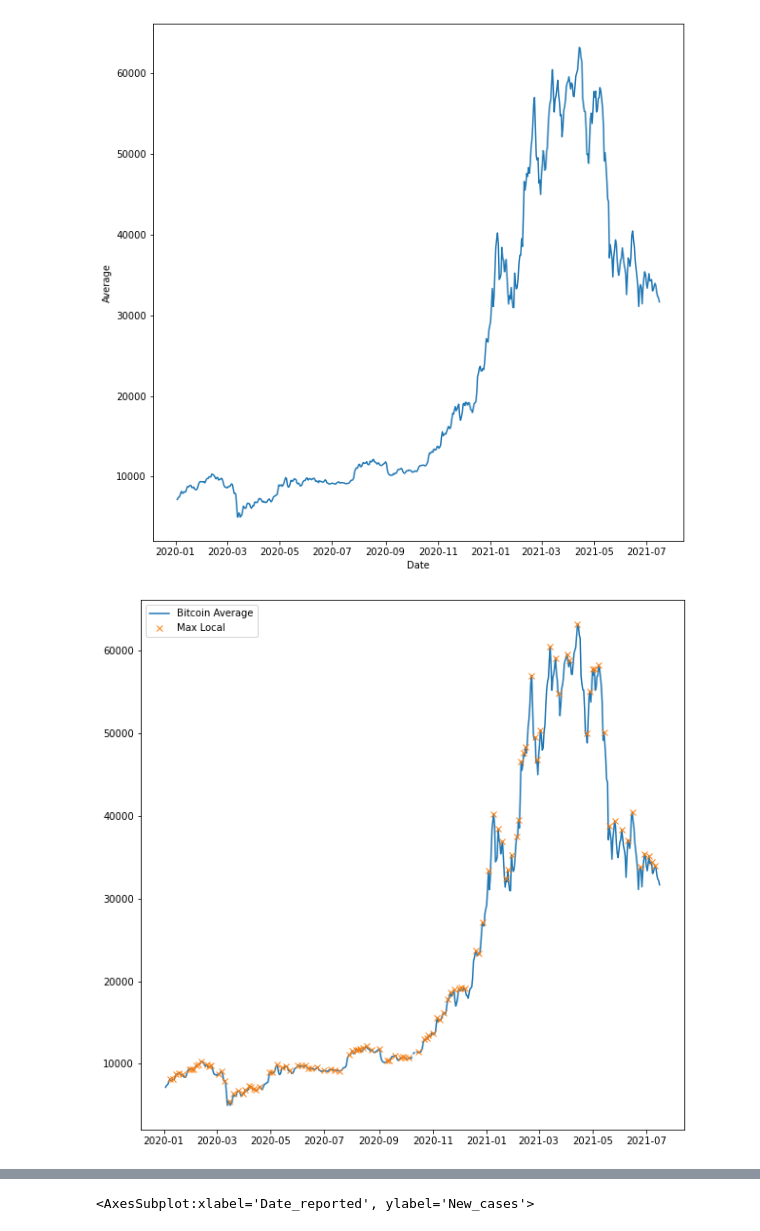
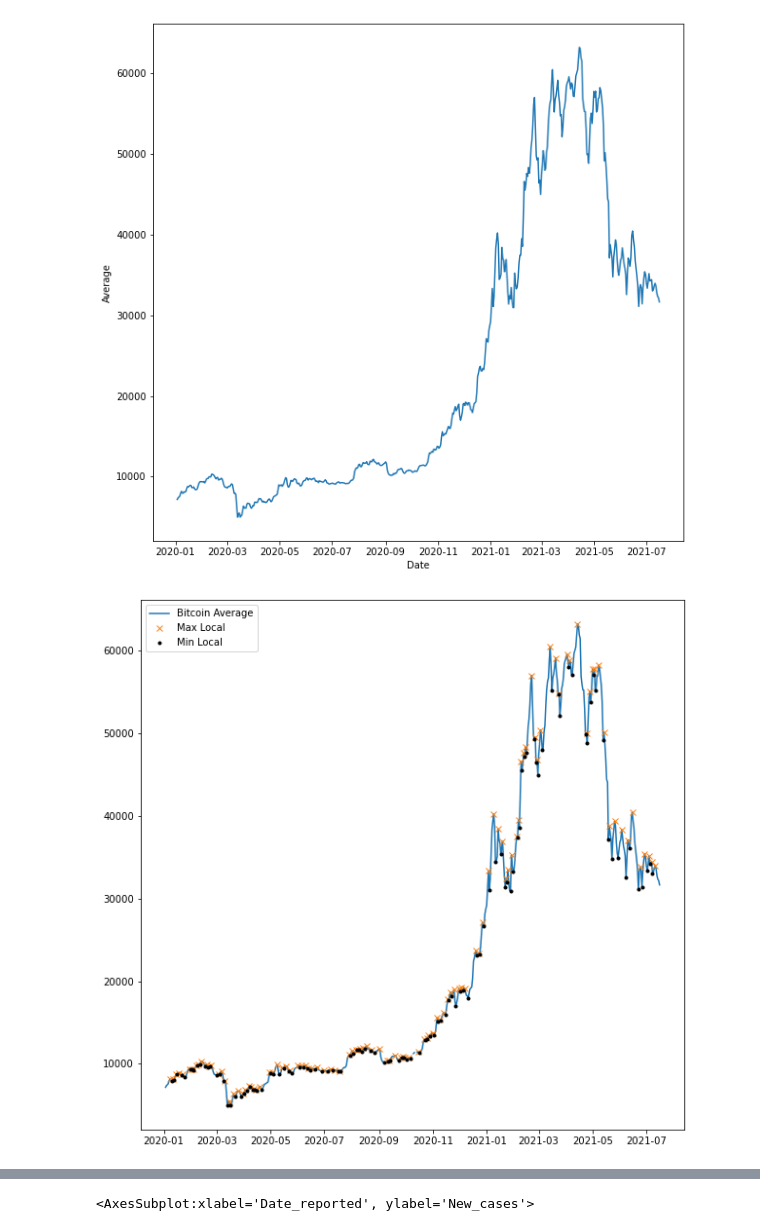
Before and after one commit to DavidLeonChang/CovidScience, a Jupyter notebook: proyecto-covid.ipynb, the cells around one changed output, grey strips where cells are left out. Saved outputs shown, nothing was run; the diff lists cells and outputs as text; code cells hidden in the pictures.

```diff
--- a/proyecto-covid.ipynb
+++ b/proyecto-covid.ipynb
@@ -271,20 +216,22 @@ sns.lineplot(x = 'Date', y = 'Average',data = Bitcoin)
 <AxesSubplot:xlabel='Date', ylabel='Average'>
 [figure]
 # %%
-bit1 = Bitcoin.loc[Bitcoin["Date"]<"30/06/2020"]
+bit1 = bit.loc[bit["Date"]<"30/06/2020"]
 
 bit2 = bit1.loc[bit1["Date"]>"31/03/2020"]
 
-y = Bitcoin["Average"]
-x = Bitcoin["Date"]
+y = bit["Average"]
+x = bit["Date"]
 peaks, _ = find_peaks(y)
+min_, _ = find_peaks(-y)
 
 # this way the x-axis corresponds to the index of x
 plt.figure(figsize = (10,10))
 plt.plot(x, y,label='Bitcoin Average')
 plt.plot(x.loc[peaks], y[peaks], "x",label='Max Local')
+plt.plot(x.loc[min_], y[min_], "o",c="black",markersize=3,label='Min Local')
 plt.legend()
 plt.show()
 # %% [output]
-[figure, old version]
+[figure, new version]
 # %%
```
Also changed, not shown: parts of 32 cells of this notebook.
